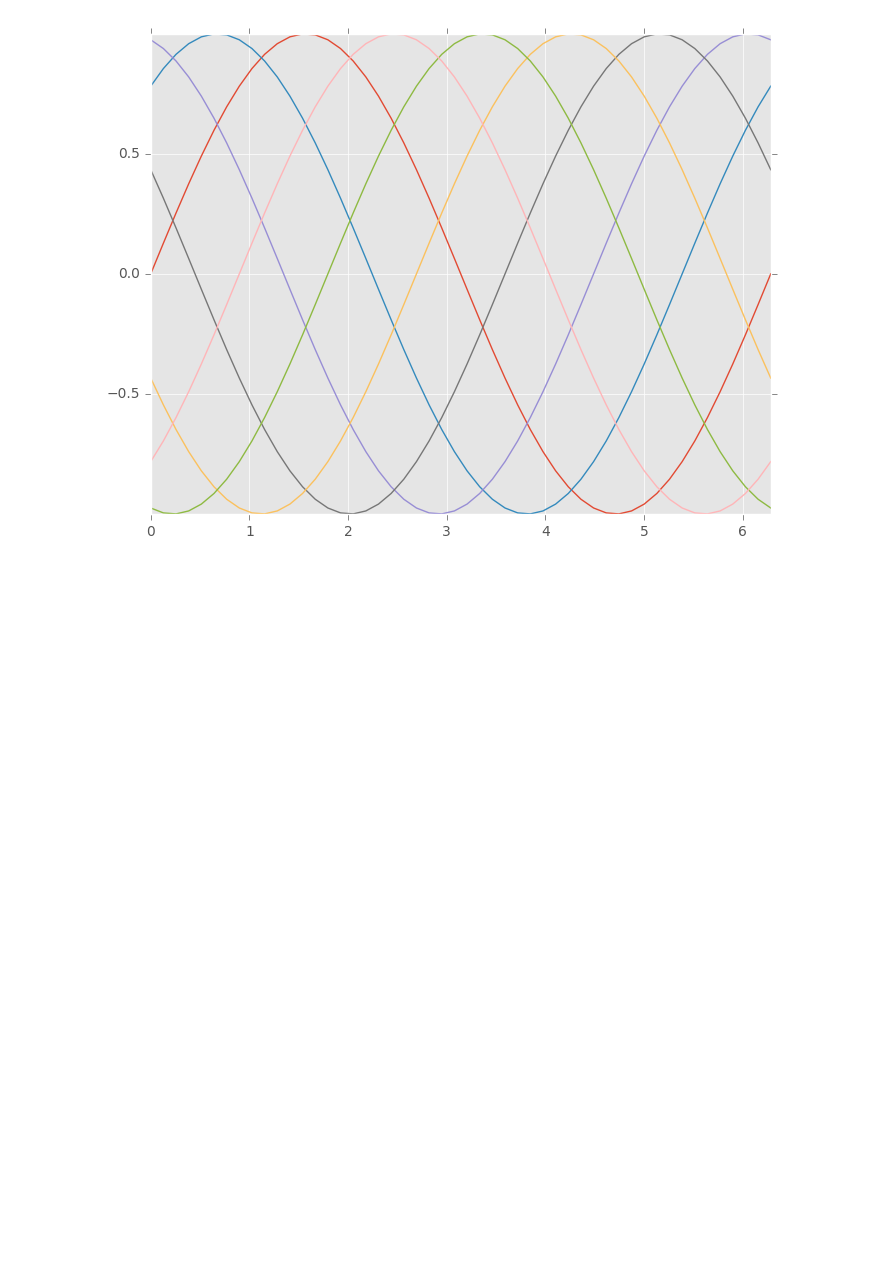
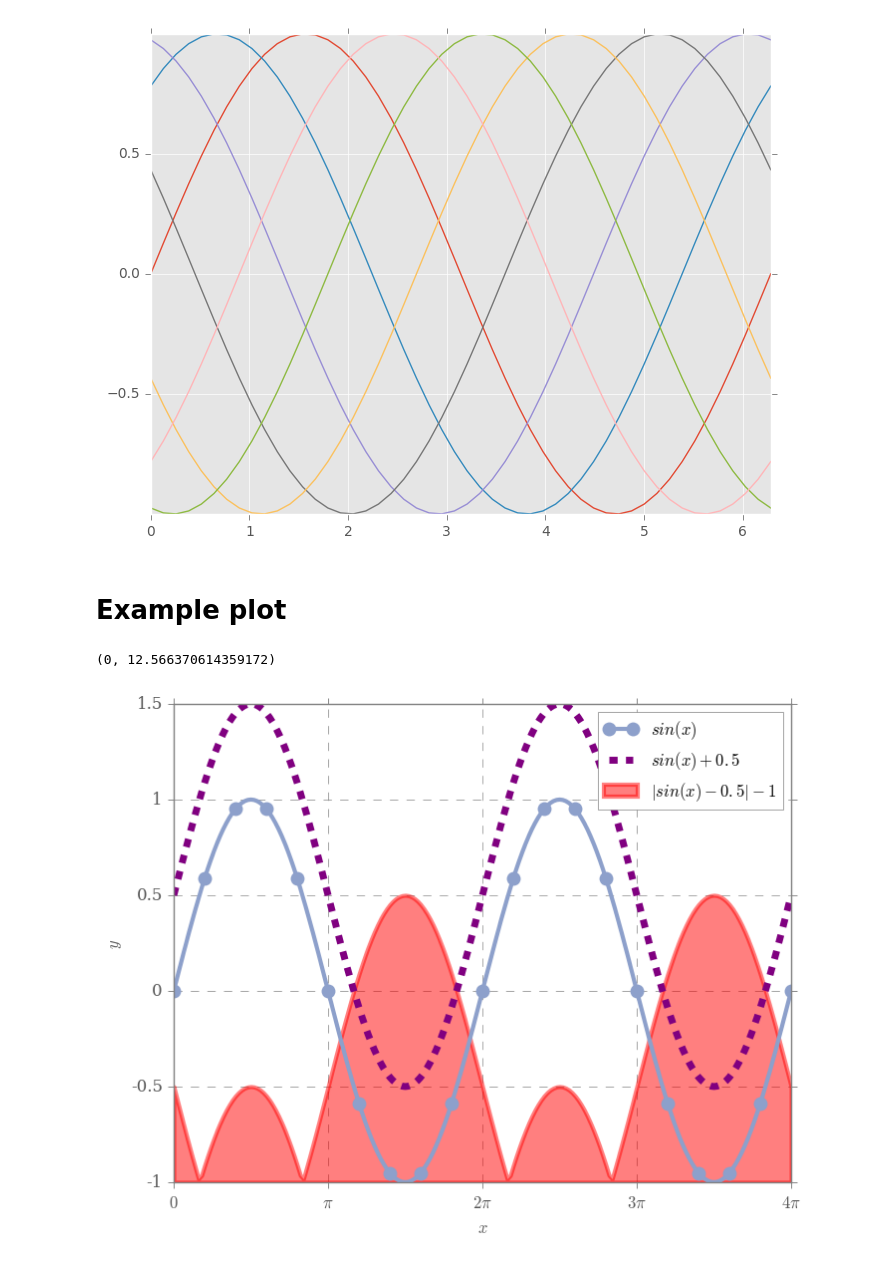
Before and after one commit to mighelone/quality_plot, a Jupyter notebook: matplotlib-configuration.ipynb, the cells around one changed output. Drawn from its saved outputs; the diff is of its cells as text; code cells hidden in the pictures; blank space fills up the shorter version.

Commit message:
New example

```diff
--- a/matplotlib-configuration.ipynb
+++ b/matplotlib-configuration.ipynb
@@ -132,3 +130,27 @@ plot_sin()
 # %% [output]
 <matplotlib.axes._subplots.AxesSubplot at 0x...>
 [figure]
+# %% [markdown]
+# Example plot
+# %%
+plt.rcParams.update(plt.rcParamsDefault)
+plt.style.use(['mystyle', 'mystyle-nb'])
+x = np.linspace(0, 4*np.pi, 201)  # define x between 0 and 4*pi
+y = np.sin(x)                     # define y = sin(x)
+ax = plt.subplot(111)            # define an axes object (similar to MLab)
+ax.plot(x, y, label='$sin(x)$', linestyle='solid', linewidth=3, marker='o',
+        markevery=10, markeredgecolor='none', markersize=10)
+ax.plot(x, y+0.5, label='$sin(x)+0.5$', linestyle='dashed', color='purple',
+        linewidth=5)
+ax.fill_between(x, -1, np.abs(y-0.5)-1, label='$|sin(x)-0.5|-1$', color='red',
+        linewidth=3, alpha=0.5)
+ax.set_xlabel('$x$')
+ax.set_ylabel('$y$')
+ax.legend(loc='best')
+ax.set_xticks(np.linspace(0, 4*np.pi, 5))
+ax.set_xticklabels(['$0$', '$\pi$', '$2\pi$', '$3\pi$', '$4\pi$'])
+ax.set_yticklabels(['-1', '-0.5', '0', '0.5', '1', '1.5'], family='serif')#, fontdict='serif')
+ax.set_xlim([0, 4*np.pi])
+# %% [output]
+(0, 12.566370614359172)
+[figure, added]
```
Also changed, not shown: parts of 3 cells of this notebook, 1 other file.
